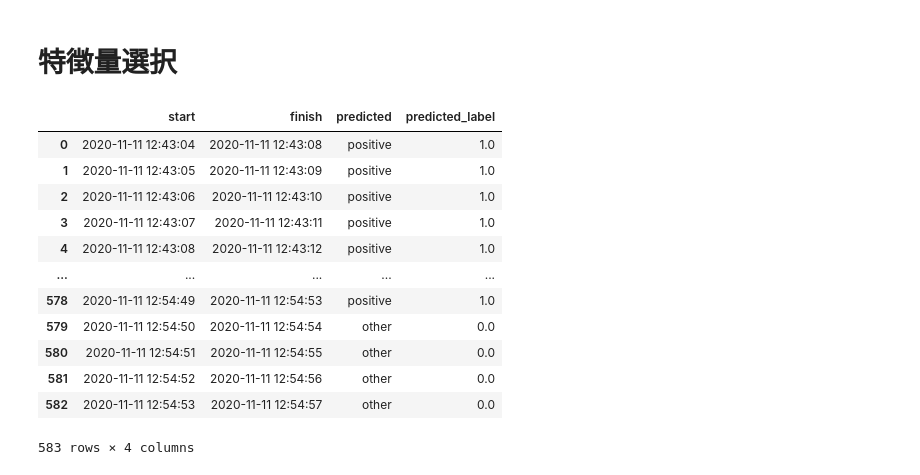
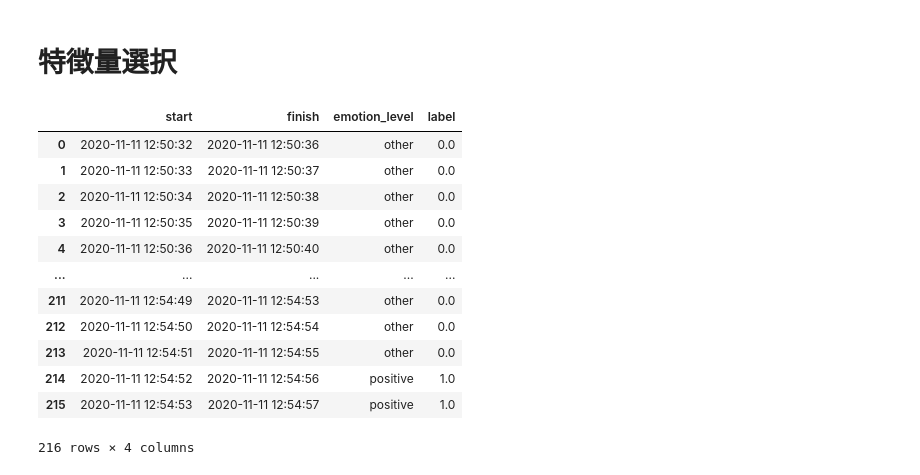
Before and after one commit to aki-1125/exp_gd_20201111, a Jupyter notebook: machine_learning_A.ipynb, the cells around one changed output. Cells and saved outputs as stored; diff of their text form; code cells hidden in the pictures.

```diff
--- a/machine_learning_A.ipynb
+++ b/machine_learning_A.ipynb
@@ -87,3 +87,18 @@ data2_a_label_80 = dropna(data2_d_label_80)
+# %%
+#欠損値削除
+def dropna(label):
+    a = label.dropna(how='all', axis=0)
+    return a
+
+data1_a_label_50 = dropna(data1_a_label_50)
+data1_a_label_60 = dropna(data1_a_label_60)
+data1_a_label_70 = dropna(data1_a_label_70)
+data1_a_label_80 = dropna(data1_a_label_80)
+
+# data2_a_label_50 = dropna(data2_a_label_50)
+# data2_a_label_60 = dropna(data2_a_label_60)
+# data2_a_label_70 = dropna(data2_c_label_70)
+# data2_a_label_80 = dropna(data2_d_label_80)
 # %%
 #emotion_labelデータからtimeHMSとsubject列を消去
 
@@ -561,37 +665,49 @@ Normalized confusion matrix
 # %%
 other = "0"
 positive = "1"
 
+X_train = pd.DataFrame(X_train)
+X_train = X_train.reset_index(drop=True)
+X_train_time = data1_a_record_all_feature_50.iloc[0:471]
+X_train_time = X_train_time.iloc[0:,0:2]
+X_train_time = X_train_time.reset_index(drop=True)
+X_train_time = pd.concat([X_train_time, y_train], axis=1)
+X_train_time.columns = ["start", "finish", "emotion_level"]
+X_train_time.loc[X_train_time["emotion_level"] == "other", "label"] = 0
+X_train_time.loc[X_train_time["emotion_level"] == "positive", "label"] = 1
+X_train_time
+
 y_test = pd.DataFrame(y_test)
-y_test_time = data1_a_record_all_feature.iloc[104:687]
+y_test = y_test.reset_index(drop=True)
+y_test_time = data1_a_record_all_feature_50.iloc[471:687]
 y_test_time = y_test_time.iloc[0:,0:2]
 y_test_time = y_test_time.reset_index(drop=True)
 y_test_time = pd.concat([y_test_time, y_test], axis=1)
-y_test_time.columns = ["start", "finish", "test"]
-y_test_time.loc[y_test_time["test"] == "other", "test_label"] = 0
-y_test_time.loc[y_test_time["test"] == "positive", "test_label"] = 1
+y_test_time.columns = ["start", "finish", "emotion_level"]
+y_test_time.loc[y_test_time["emotion_level"] == "other", "label"] = 0
+y_test_time.loc[y_test_time["emotion_level"] == "positive", "label"] = 1
 y_test_time
 
 predicted = pd.DataFrame(predicted)
-predict_time = data1_a_record_all_feature.iloc[104:687]
+predict_time = data1_a_record_all_feature_50.iloc[471:687]
 predict_time = predict_time.iloc[0:,0:2]
 predict_time = predict_time.reset_index(drop=True)
 predict_time = pd.concat([predict_time, predicted], axis=1)
-predict_time.columns = ["start", "finish", "predicted"]
-predict_time.loc[predict_time["predicted"] == "other", "predicted_label"] = 0
-predict_time.loc[predict_time["predicted"] == "positive", "predicted_label"] = 1
+predict_time.columns = ["start", "finish", "emotion_level"]
+predict_time.loc[predict_time["emotion_level"] == "other", "label"] = 0
+predict_time.loc[predict_time["emotion_level"] == "positive", "label"] = 1
 predict_time
 # %% [output]
-|  | start | finish | predicted | predicted_label |
-| 0 | 2020-11-11 12:43:04 | 2020-11-11 12:43:08 | positive | 1.0 |
-| 1 | 2020-11-11 12:43:05 | 2020-11-11 12:43:09 | positive | 1.0 |
-| 2 | 2020-11-11 12:43:06 | 2020-11-11 12:43:10 | positive | 1.0 |
-| 3 | 2020-11-11 12:43:07 | 2020-11-11 12:43:11 | positive | 1.0 |
-| 4 | 2020-11-11 12:43:08 | 2020-11-11 12:43:12 | positive | 1.0 |
+|  | start | finish | emotion_level | label |
+| 0 | 2020-11-11 12:50:32 | 2020-11-11 12:50:36 | other | 0.0 |
+| 1 | 2020-11-11 12:50:33 | 2020-11-11 12:50:37 | other | 0.0 |
+| 2 | 2020-11-11 12:50:34 | 2020-11-11 12:50:38 | other | 0.0 |
+| 3 | 2020-11-11 12:50:35 | 2020-11-11 12:50:39 | other | 0.0 |
+| 4 | 2020-11-11 12:50:36 | 2020-11-11 12:50:40 | other | 0.0 |
 | ... | ... | ... | ... | ... |
-| 578 | 2020-11-11 12:54:49 | 2020-11-11 12:54:53 | positive | 1.0 |
-| 579 | 2020-11-11 12:54:50 | 2020-11-11 12:54:54 | other | 0.0 |
-| 580 | 2020-11-11 12:54:51 | 2020-11-11 12:54:55 | other | 0.0 |
-| 581 | 2020-11-11 12:54:52 | 2020-11-11 12:54:56 | other | 0.0 |
-| 582 | 2020-11-11 12:54:53 | 2020-11-11 12:54:57 | other | 0.0 |
+| 211 | 2020-11-11 12:54:49 | 2020-11-11 12:54:53 | other | 0.0 |
+| 212 | 2020-11-11 12:54:50 | 2020-11-11 12:54:54 | other | 0.0 |
+| 213 | 2020-11-11 12:54:51 | 2020-11-11 12:54:55 | other | 0.0 |
+| 214 | 2020-11-11 12:54:52 | 2020-11-11 12:54:56 | positive | 1.0 |
+| 215 | 2020-11-11 12:54:53 | 2020-11-11 12:54:57 | positive | 1.0 |
-583 rows × 4 columns
+216 rows × 4 columns
```
Also changed, not shown: parts of 26 cells of this notebook, 4 other files.
